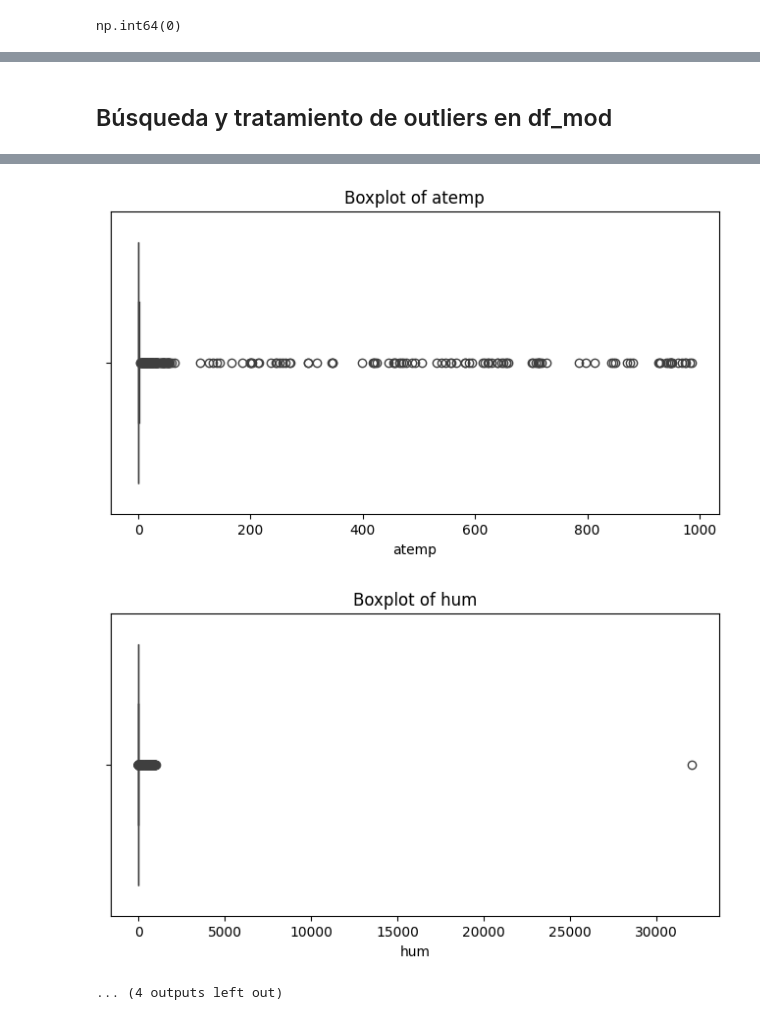
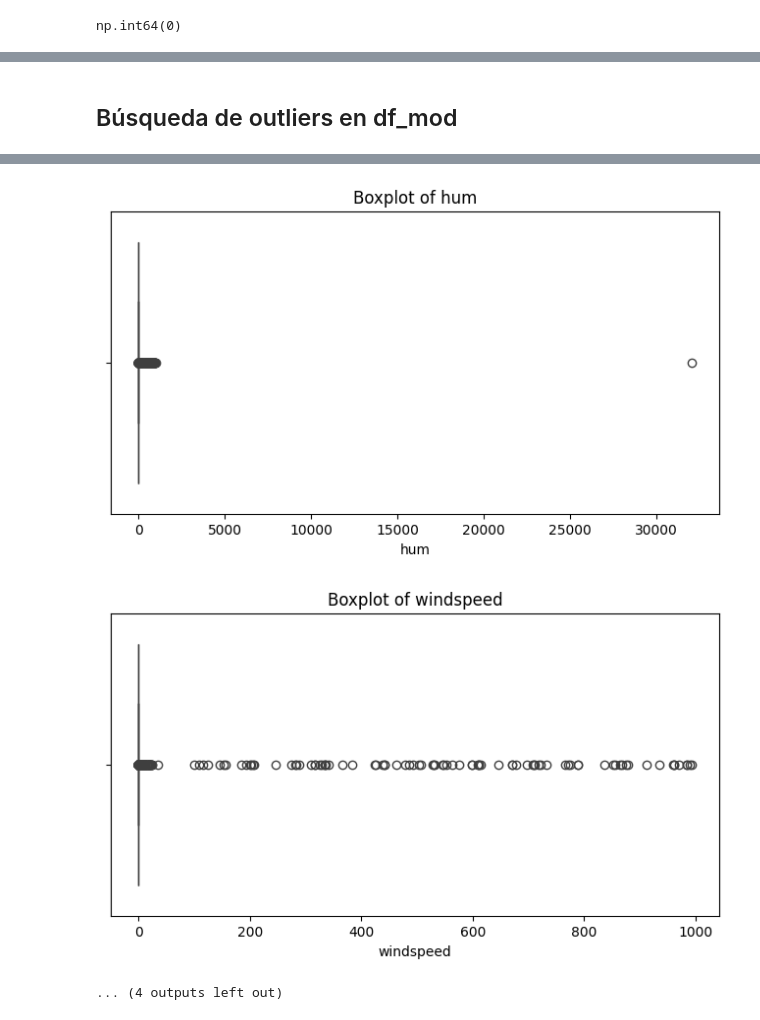
Before and after one commit to alcalderagl/bike_sharing_mlops, a Jupyter notebook: notebooks/00_eda.ipynb, the cells around one changed output, grey strips where cells are left out. Saved outputs shown, nothing was run; the diff lists cells and outputs as text; code cells hidden in the pictures.

```diff
--- a/notebooks/00_eda.ipynb
+++ b/notebooks/00_eda.ipynb
@@ -354,0 +341,21 @@ df_mod_clean.describe(include=['object', 'category']).T
+# %%
+# Procedemos con la conversión de tipos de datos
+# Se identifican las columnas por tipo de dato
+# Se convierten las columnas a su tipo de dato correspondiente
+# Se usa 'Int64' y 'Float64' para permitir valores NaN en columnas numéricas
+# Se usa dt.date para convertir a fecha sin tiempo
+int_columns = ['instant', 'season','yr','mnth','hr','holiday','weekday','workingday', 'weathersit', 'casual', 'registered', 'cnt']
+float_columns = ['temp', 'atemp', 'hum', 'windspeed']
+date_columns = ['dteday']
+
+df_mod_clean['dteday'] = df_mod_clean['dteday'].astype(str).str.strip()
+
+
+for col in int_columns:
+    df_mod_clean[col] = pd.to_numeric(df_mod_clean[col], errors='coerce').astype('Int64')
+for col in float_columns:
+    df_mod_clean[col] = pd.to_numeric(df_mod_clean[col], errors='coerce').astype('Float64')
+for col in date_columns:
+    df_mod_clean[col] = pd.to_datetime(df_mod_clean[col], errors='coerce').dt.date
+
+print(df_mod_clean.dtypes)
@@ -400,0 +440,20 @@ Se visualiza mayor cantidad de registros, lo que supone que en el dataset modifi
+# %%
+# Definición de las reglas de negocio para las variables del dataset y validación de data quality.
+reglas_negocio = {
+    'yr': lambda x: x.isin([0, 1]),
+    'mnth': lambda x: x.between(1, 12),
+    'holiday': lambda x: x.isin([0, 1]),
+    'weekday': lambda x: x.between(0, 6),
+    'workingday': lambda x: x.isin([0, 1]),
+    'weathersit': lambda x: x.isin([1, 2, 3, 4]),
+    'season': lambda x: x.isin([1, 2, 3, 4])
+}
+for col, rule in reglas_negocio.items():
+    if col in df_mod_clean.columns:
+        invalid_entries = df_mod_clean[~rule(df_mod_clean[col])]
+        if not invalid_entries.empty:
+            print(f"Invalid entries found in column '{col}':")
+        else:
+            print(f"All entries in column '{col}' are valid according to the business rules.")
+    else:
+        print(f"Column '{col}' not found in the DataFrame.")
@@ -401,8 +468,7 @@ Se visualiza mayor cantidad de registros, lo que supone que en el dataset modifi
 # %% [markdown]
-## Búsqueda y tratamiento de outliers en df_mod
+## Búsqueda de outliers en df_mod
 # %%
-# Búsqueda y tratamiento de outliers en df_mod
-numeric_cols = df_mod_clean.select_dtypes(include=['number']).columns
+numeric_cols = df_mod_clean.select_dtypes(include=['number', 'float']).columns
 for col in numeric_cols:
     plt.figure(figsize=(8, 4))
     sns.boxplot(x=df_mod_clean[col])
@@ -422,3 +488,3 @@ for col in numeric_cols:
-[figure, old version]
+[figure, new version]
-[figure, old version]
+[figure, new version]
 ... (4 outputs left out)
```
Also changed, not shown: parts of 37 cells of this notebook, 2 other files.
